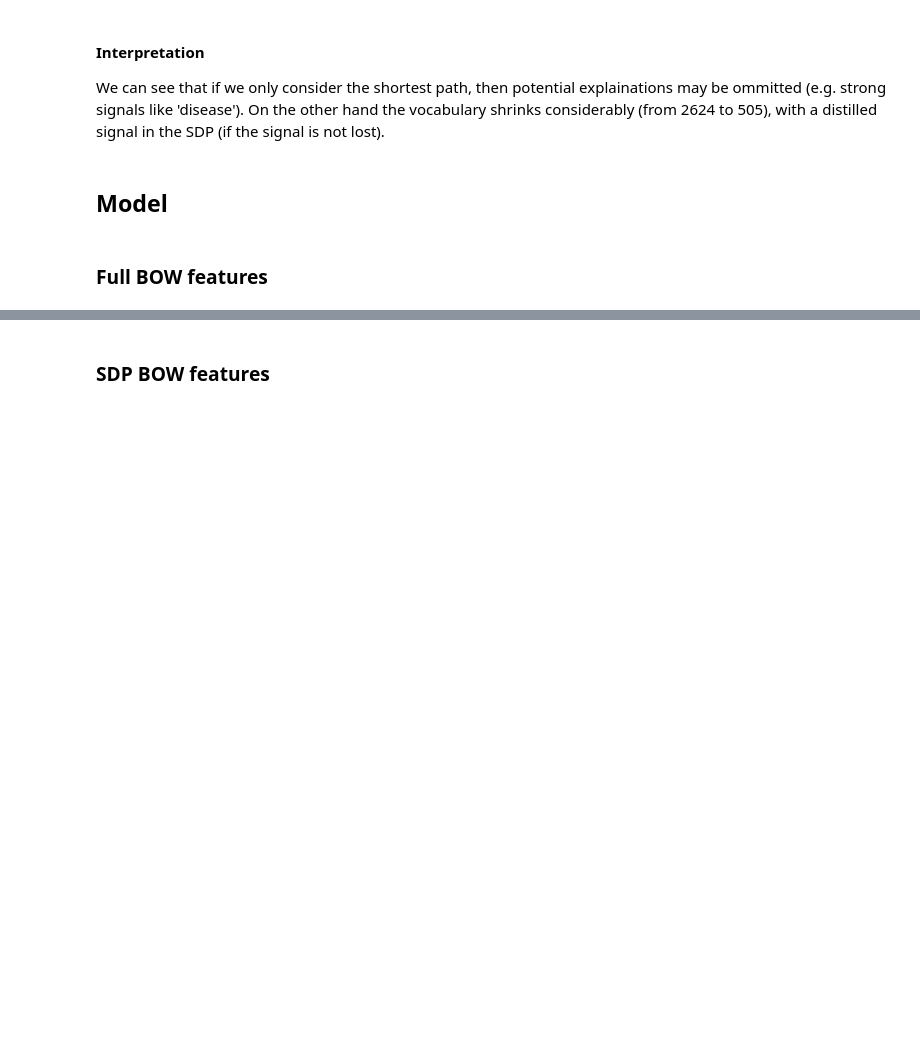
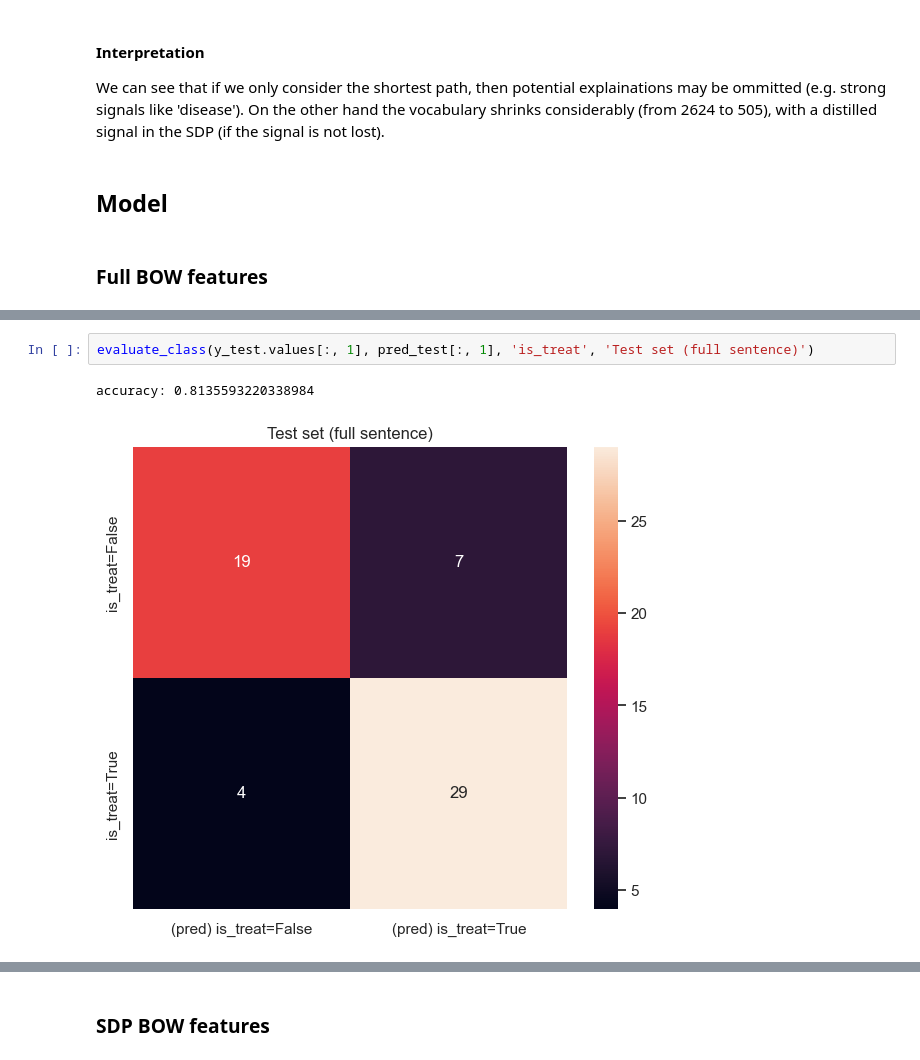
Before and after one commit to anaterovic/NLP, a Jupyter notebook: docs/milestone1.ipynb, the cells around one changed output, grey strips where cells are left out. Drawn from its saved outputs; the diff is of its cells as text; blank space fills up the shorter version.

```diff
--- a/docs/milestone1.ipynb
+++ b/docs/milestone1.ipynb
@@ -288,3 +333,8 @@ weighted avg       0.54      0.66      0.59        93
+# %%
+evaluate_class(y_test.values[:, 1], pred_test[:, 1], 'is_treat', 'Test set (full sentence)')
+# %% [output]
+accuracy: 0.8135593220338984
+[figure, added]
 # %%
 import numpy as np
 
```
Also changed, not shown: parts of 16 cells of this notebook.
